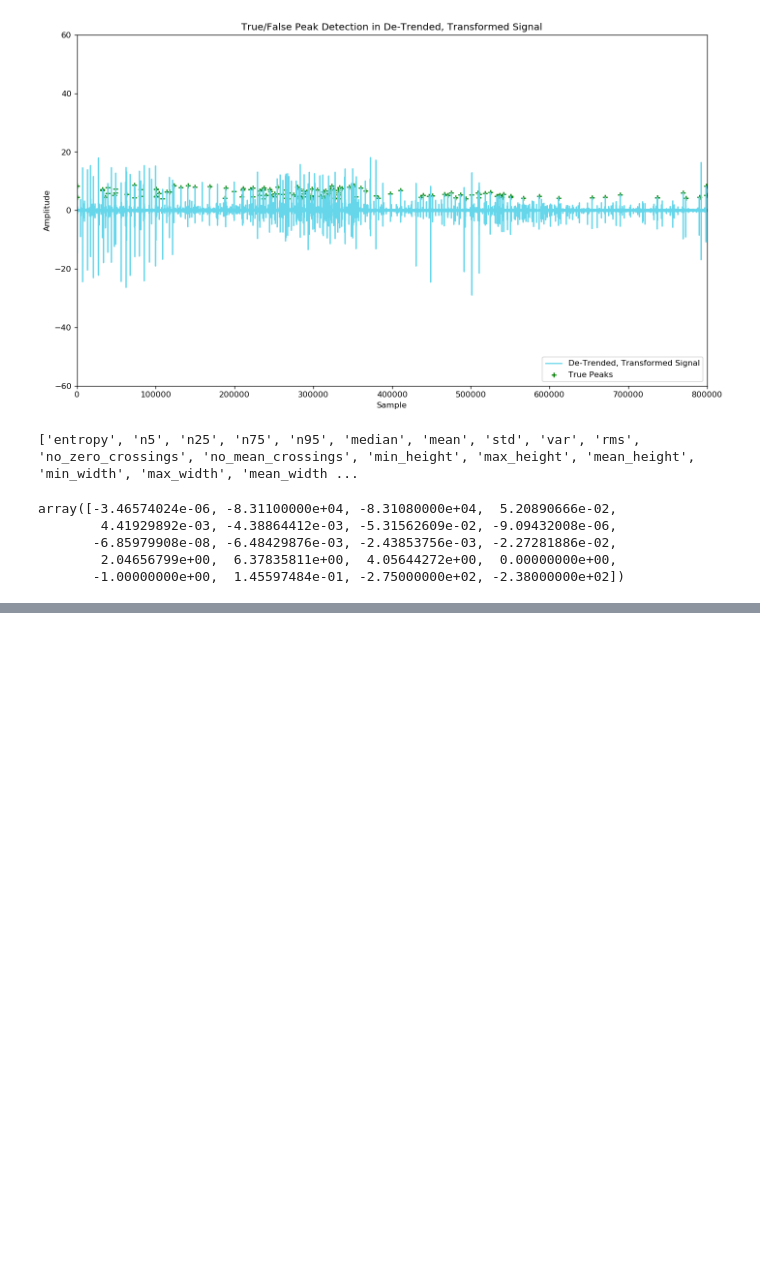
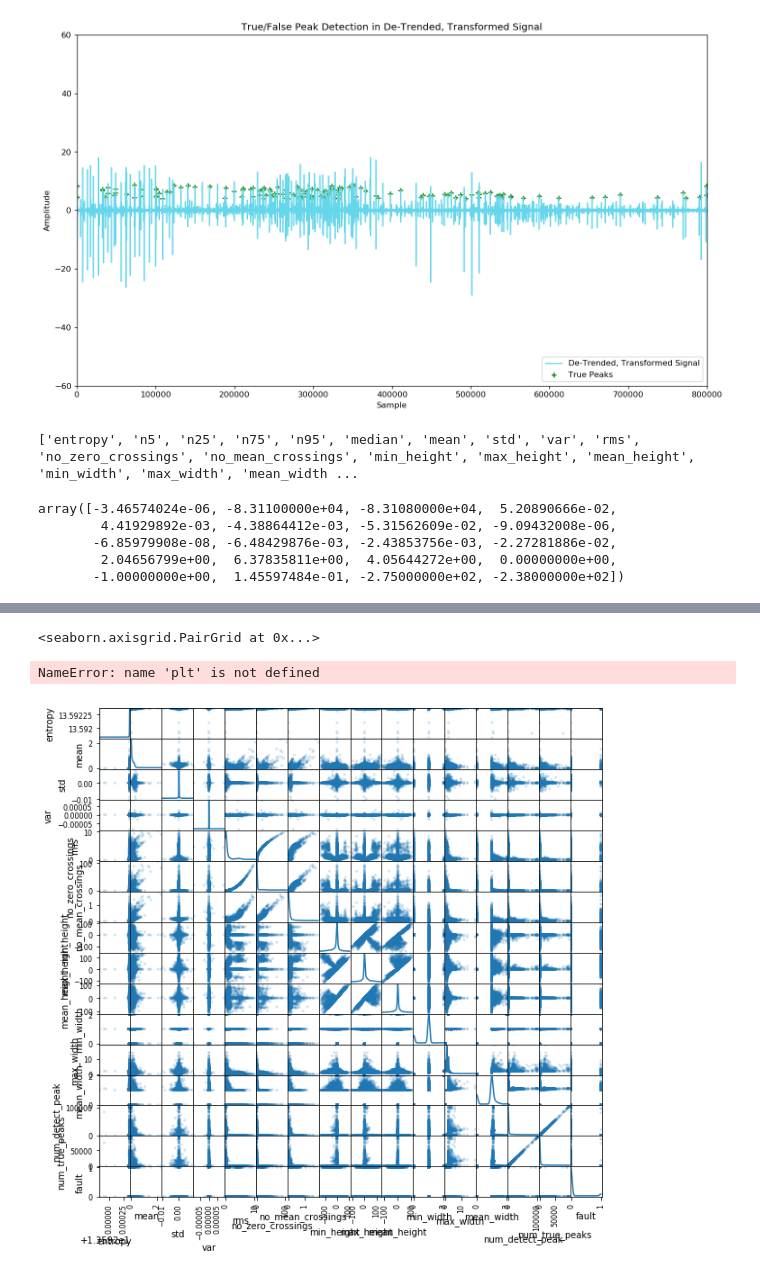
Before and after one commit to jeffreyegan/VSB_Power_Line_Fault_Detection, a Jupyter notebook: VSB_Final.ipynb, the cells around one changed output, grey strips where cells are left out. Saved outputs shown, nothing was run; the diff lists cells and outputs as text; code cells hidden in the pictures; blank space fills up the shorter version.

```diff
--- a/VSB_Final.ipynb
+++ b/VSB_Final.ipynb
@@ -332,3 +332,7 @@ array([-3.46574024e-06, -8.31100000e+04, -8.31080000e+04,  5.20890666e-02,
        -6.85979908e-08, -6.48429876e-03, -2.43853756e-03, -2.27281886e-02,
         2.04656799e+00,  6.37835811e+00,  4.05644272e+00,  0.00000000e+00,
        -1.00000000e+00,  1.45597484e-01, -2.75000000e+02, -2.38000000e+02])
+# %%
+import pandas as pd
+df = pd.read_csv("/home/jeffrey/repos/VSB_Power_Line_Fault_Detection/extracted_features/train_features_thresh_0.63_db4.csv")
+df.head()
@@ -334,0 +352,12 @@ array([-3.46574024e-06, -8.31100000e+04, -8.31080000e+04,  5.20890666e-02,
+# %%
+import seaborn as sns
+features = df[["entropy", "mean", "std", "var", "rms", "no_zero_crossings", "no_mean_crossings", "min_height", "max_height", "mean_height", "min_width", "max_width", "mean_width", "num_detect_peak", "num_true_peaks", "fault"]]
+sns.pairplot(features, diag_kind="kde", kind="reg", hue="fault", palette="husl", height=3)
+# %% [output]
+<seaborn.axisgrid.PairGrid at 0x...>
+# %%
+from matplotlib import pyplot as plt
+pd.plotting.scatter_matrix(features, alpha=0.2, figsize=(10, 10), diagonal='kde')
+# %% [output]
+NameError: name 'plt' is not defined
+[figure, added]
```
Also changed, not shown: parts of 2 cells of this notebook, 6 other files.
